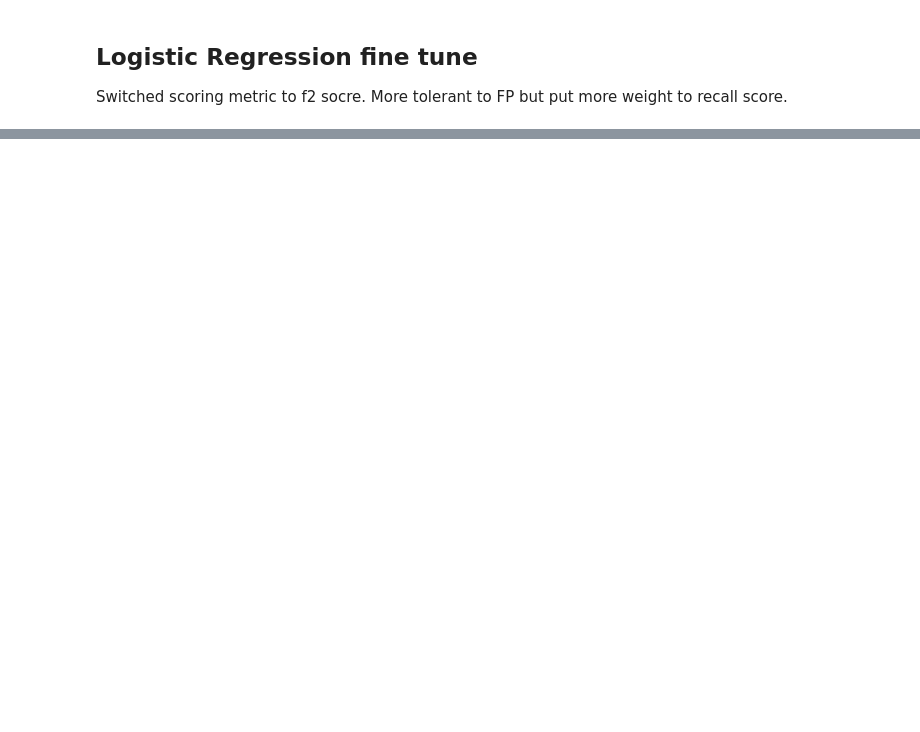
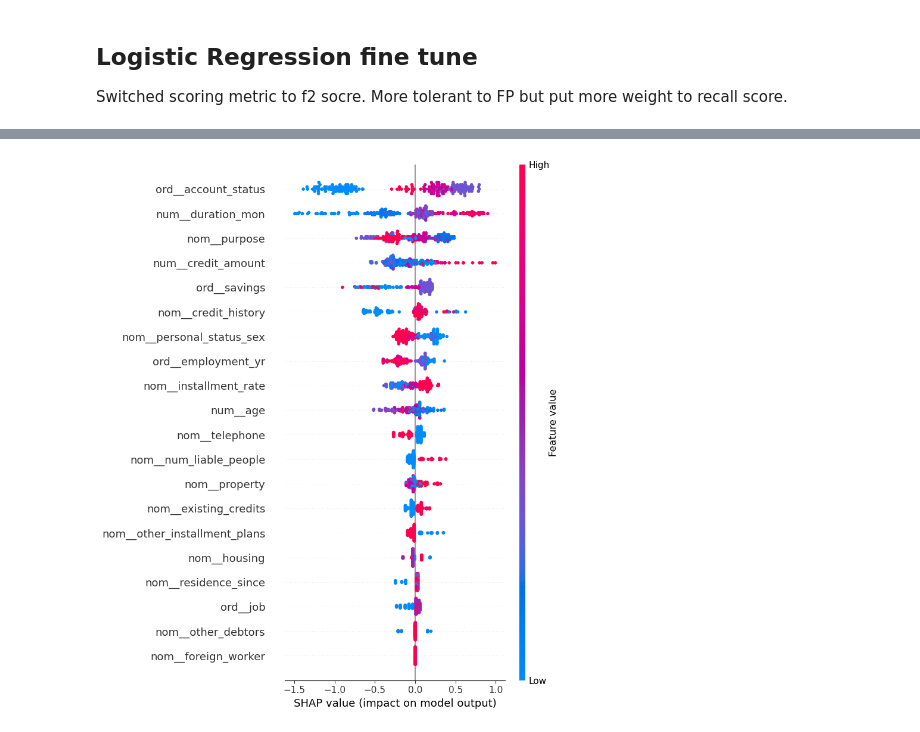
Before and after one commit to gracez-20/credit_risk_predictor, a Jupyter notebook: notebooks/2_modeling_pipeline.ipynb, the cells around one changed output, grey strips where cells are left out. Saved outputs shown, nothing was run; the diff lists cells and outputs as text; code cells hidden in the pictures; blank space fills up the shorter version.

```diff
--- a/notebooks/2_modeling_pipeline.ipynb
+++ b/notebooks/2_modeling_pipeline.ipynb
@@ -1318,0 +822,21 @@ df_test_results.sort_values('f2', ascending=False)
+# %%
+import shap
+
+best_pipeline = xgb_search.best_estimator_
+# Extract preprocessor and model from the best pipeline
+preprocessor = best_pipeline.named_steps['preprocess']
+model = best_pipeline.named_steps['model']
+
+X_test_transformed = preprocessor.transform(X_test)
+
+# Initialize SHAP explainer
+explainer = shap.TreeExplainer(model)
+
+shap_values = explainer.shap_values(X_test_transformed)
+
+feature_names = preprocessor.get_feature_names_out()
+X_test_df = pd.DataFrame(X_test_transformed, columns=feature_names)
+
+shap.summary_plot(shap_values, X_test_df)
+# %% [output]
+[figure, added]
```
Also changed, not shown: parts of 43 cells of this notebook.
